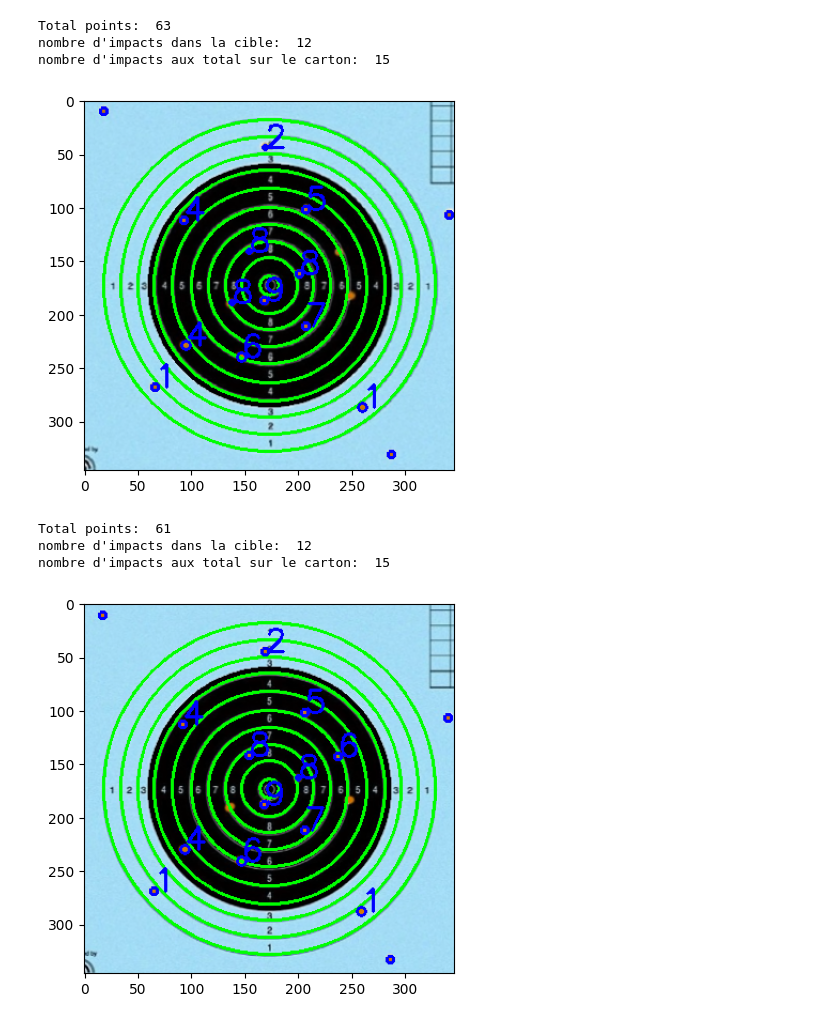
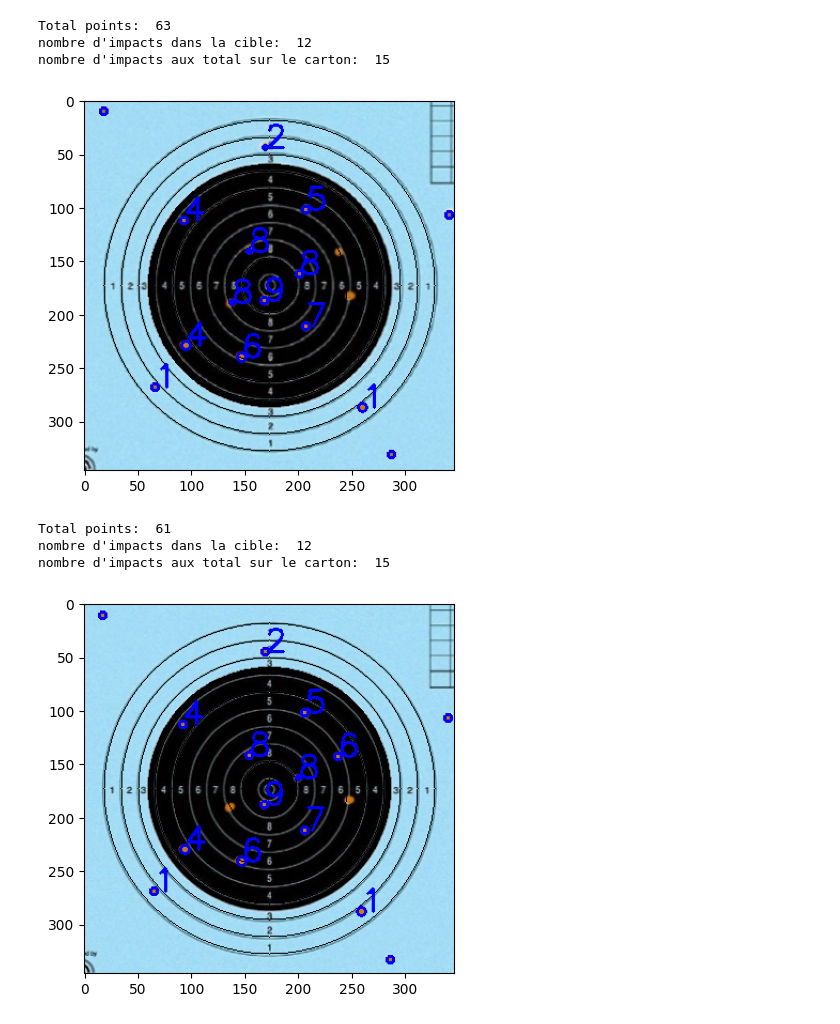
Before and after one commit to d4nm0/RiffleTargetCount, a Jupyter notebook: v1.ipynb, the cells around one changed output. Saved outputs shown, nothing was run; the diff lists cells and outputs as text; code cells hidden in the pictures.

Commit message:
change circle color and size for count point

```diff
--- a/v1.ipynb
+++ b/v1.ipynb
@@ -83,7 +83,7 @@ circles = {
 
 for _, (center, radius) in circles.items():
     radius = int(radius)
-    cv2.circle(after_cropped, center, radius, (0,255,0), 2)
+    cv2.circle(after_cropped, center, radius, (0,0,0), 1)
 
 
 # Dessiner des cercles rouges autour des impacts de balle
@@ -120,7 +120,7 @@ plt.show()
 Total points:  63
 nombre d'impacts dans la cible:  12
 nombre d'impacts aux total sur le carton:  15
-[figure, old version]
+[figure, new version]
 # %%
 import cv2
 import matplotlib.pyplot as plt
@@ -210,38 +210,38 @@ circles = {
 
 for _, (center, radius) in circles.items():
     radius = int(radius)
-    cv2.circle(after_cropped, center, radius, (0,255,0), 2)
+    cv2.circle(after_cropped, center, radius, (0,0,0), 1)
 
 
 # Dessiner des cercles rouges autour des impacts de balle
 total_points = 0
 points = {point: 0 for point in circles.keys()}
 for c in contours:
     (x, y, w, h)= cv2.boundingRect(c)
     cv2.circle(after_cropped, (x + w // 2, y + h // 2), w // 2, (0, 0, 255), 2)
 
     center = (x + w // 2, y + h // 2)
     for point, (circle_center, radius) in circles.items():
         distance = cv2.norm(np.array(center), np.array(circle_center))
         if distance <= radius:
             points[point] += 1
             cv2.putText(after_cropped, point, (x + w // 2, y + h // 2), cv2.FONT_HERSHEY_SIMPLEX, 1, (0, 0, 255), 2)
             total_points += int(point)
             break
 
 
 print("Total points: ", total_points)
 
 print("nombre d'impacts dans la cible: ", sum(points.values()))
 print("nombre d'impacts aux total sur le carton: ", len(contours))
 cv2.imshow("Nombre de points : "+ str(total_points), after_cropped)
 cv2.waitKey(0)
 cv2.destroyAllWindows()
 
 plt.imshow(after_cropped)
 plt.show()
 # %% [output]
 Total points:  61
 nombre d'impacts dans la cible:  12
 nombre d'impacts aux total sur le carton:  15
-[figure, old version]
+[figure, new version]
```
